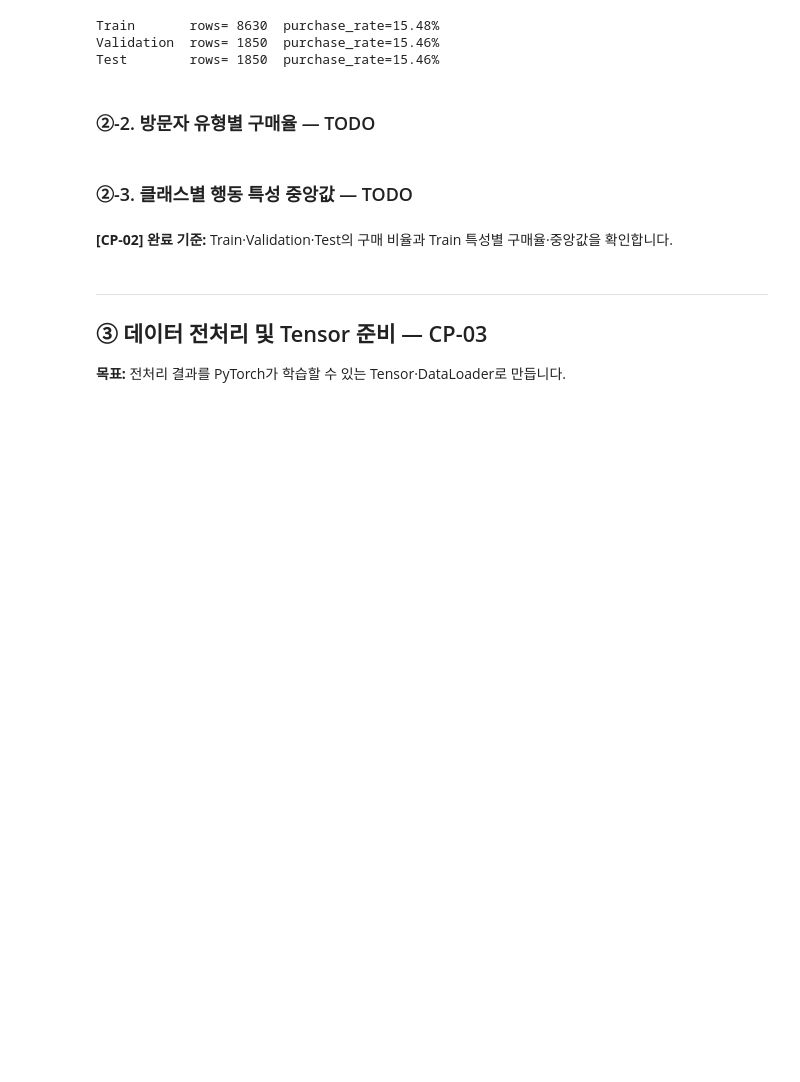
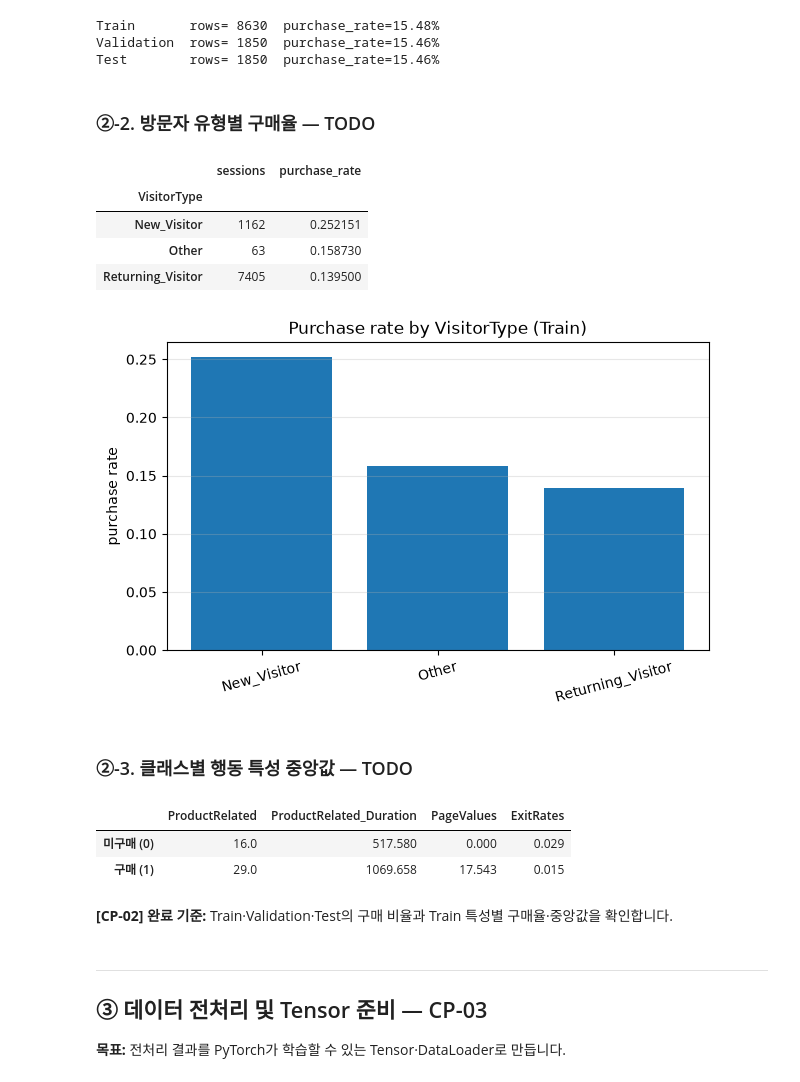
Before and after one commit to jeon87946/ai-mini-projects, a Jupyter notebook: mini-project-01/code/02_classification_online_shopping.ipynb, the cells around one changed output. Saved outputs shown, nothing was run; the diff lists cells and outputs as text; code cells hidden in the pictures; blank space fills up the shorter version.

```diff
--- a/mini-project-01/code/02_classification_online_shopping.ipynb
+++ b/mini-project-01/code/02_classification_online_shopping.ipynb
@@ -187,22 +187,32 @@ Test        rows= 1850  purchase_rate=15.46%
 # %%
 # [공통] Train 데이터만 활용한 특성 분석
 train_view = X_train.copy()
 train_view[TARGET] = y_train
 
 # TODO 2-3. VisitorType별 세션 수(sessions)와 구매율(purchase_rate)을 계산합니다.
 # 힌트: groupby(), agg(), sort_values()
-visitor_rate = ...
+visitor_rate = train_view.groupby("VisitorType").agg(
+    sessions=("VisitorType", "count"),
+    purchase_rate=(TARGET, "mean"),
+).sort_values("purchase_rate", ascending=False)
 display(visitor_rate)
 
 plt.figure(figsize=(7, 4))
 # TODO 2-4. 방문자 유형별 구매율을 막대그래프로 나타냅니다.
 # 힌트: plt.bar(visitor_rate.index.astype(str), visitor_rate["purchase_rate"])
-...
+plt.bar(visitor_rate.index.astype(str), visitor_rate["purchase_rate"])
 plt.ylabel("purchase rate")
 plt.title("Purchase rate by VisitorType (Train)")
 plt.xticks(rotation=15)
 plt.grid(axis="y", alpha=0.3)
 plt.show()
+# %% [output]
+|  | sessions | purchase_rate |
+| VisitorType |  |  |
+| New_Visitor | 1162 | 0.252151 |
+| Other | 63 | 0.158730 |
+| Returning_Visitor | 7405 | 0.139500 |
+[figure, added]
 # %% [markdown]
 ### ②-3. 클래스별 행동 특성 중앙값 — TODO
 # %%
@@ -211,8 +221,12 @@ compare_cols = ["ProductRelated", "ProductRelated_Duration", "PageValues", "Exit
 
 # TODO 2-5. Revenue별 compare_cols 중앙값을 계산합니다.
 # 힌트: groupby(TARGET)[compare_cols].median()
-median_by_class = ...
+median_by_class = train_view.groupby(TARGET)[compare_cols].median()
 
 # [공통] 결과 표시
 median_by_class.index = ["미구매 (0)", "구매 (1)"]
 display(median_by_class.round(3))
+# %% [output]
+|  | ProductRelated | ProductRelated_Duration | PageValues | ExitRates |
+| 미구매 (0) | 16.0 | 517.580 | 0.000 | 0.029 |
+| 구매 (1) | 29.0 | 1069.658 | 17.543 | 0.015 |
```
Also changed, not shown: parts of 1 cell of this notebook.
